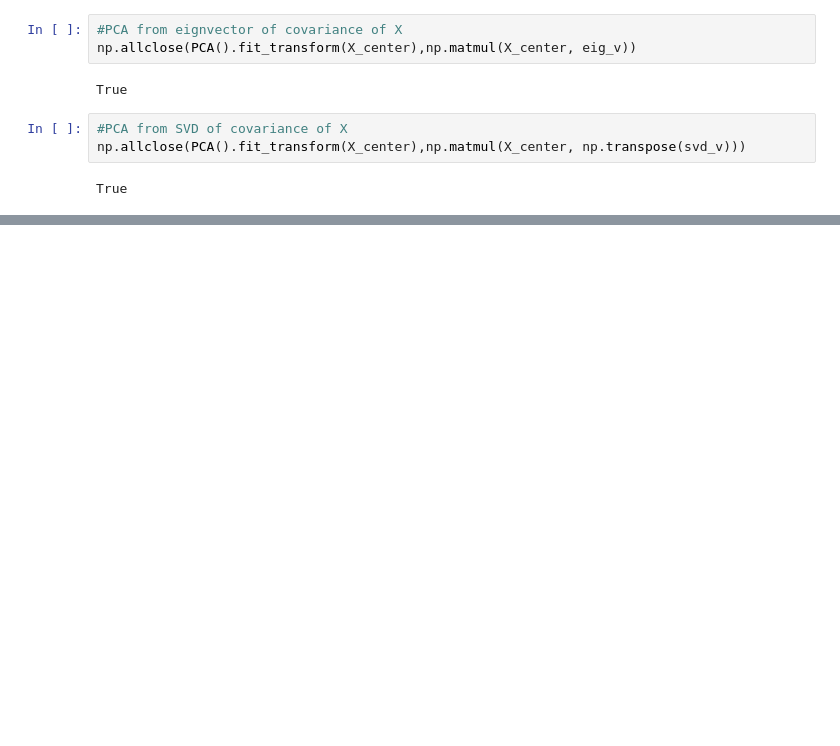
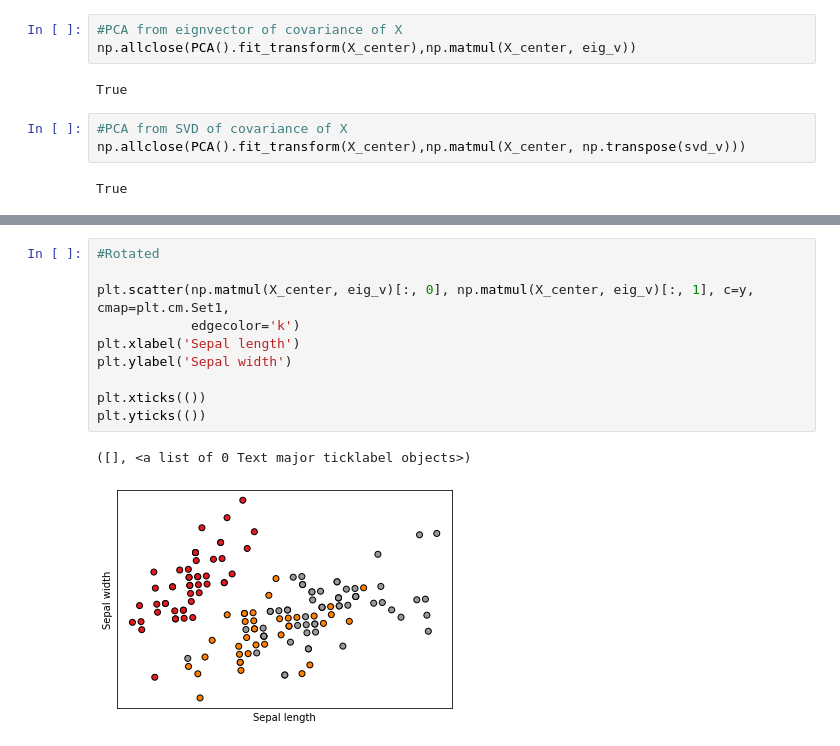
Before and after one commit to DavidKwon91/MathematicsBehindAlgorithms, a Jupyter notebook: PCA/PCA_python.ipynb, the cells around one changed output, grey strips where cells are left out. Drawn from its saved outputs; the diff is of its cells as text; blank space fills up the shorter version.

```diff
--- a/PCA/PCA_python.ipynb
+++ b/PCA/PCA_python.ipynb
@@ -93,0 +116,13 @@ True
+# %%
+#Rotated
+
+plt.scatter(np.matmul(X_center, eig_v)[:, 0], np.matmul(X_center, eig_v)[:, 1], c=y, cmap=plt.cm.Set1,
+            edgecolor='k')
+plt.xlabel('Sepal length')
+plt.ylabel('Sepal width')
+
+plt.xticks(())
+plt.yticks(())
+# %% [output]
+([], <a list of 0 Text major ticklabel objects>)
+[figure, added]
```
Also changed, not shown: parts of 10 cells of this notebook.
